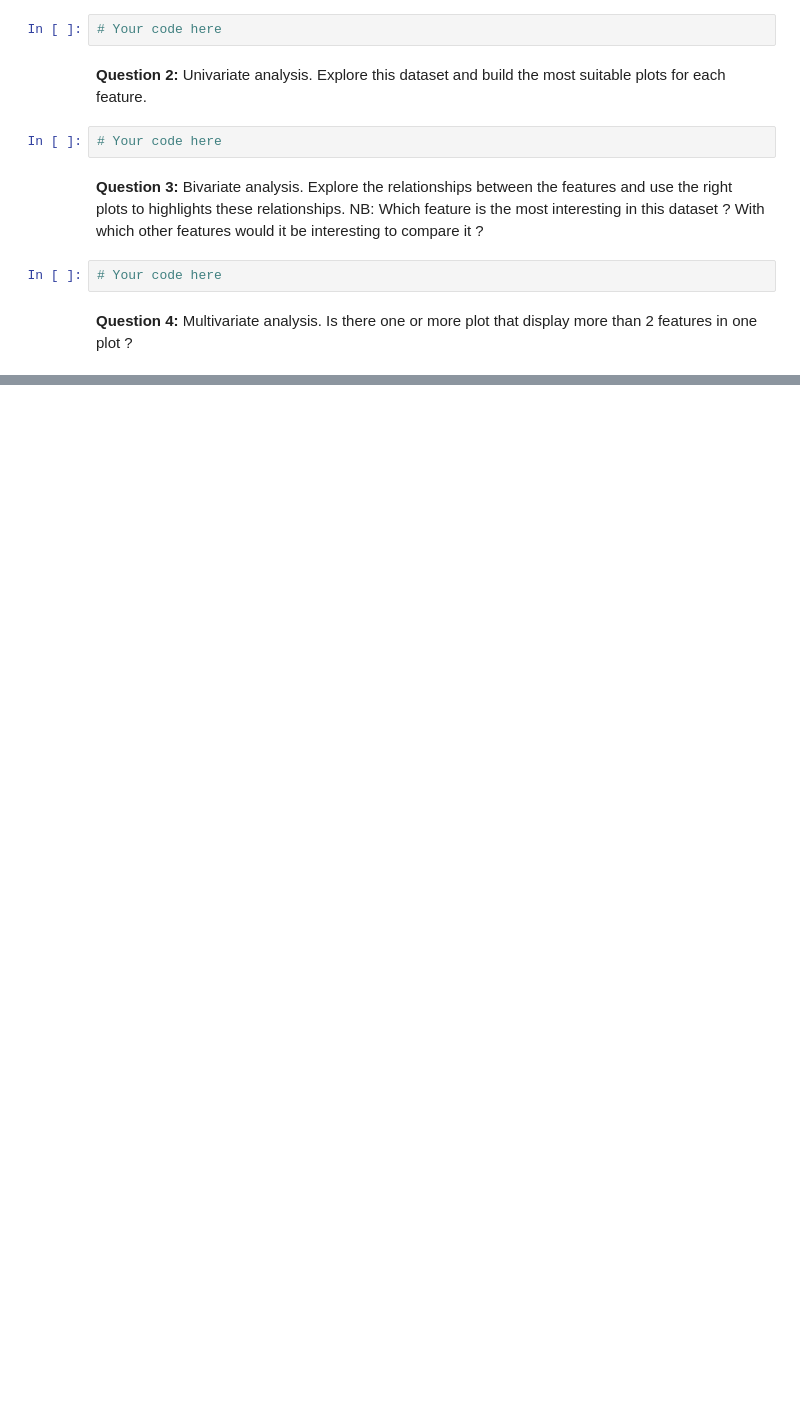
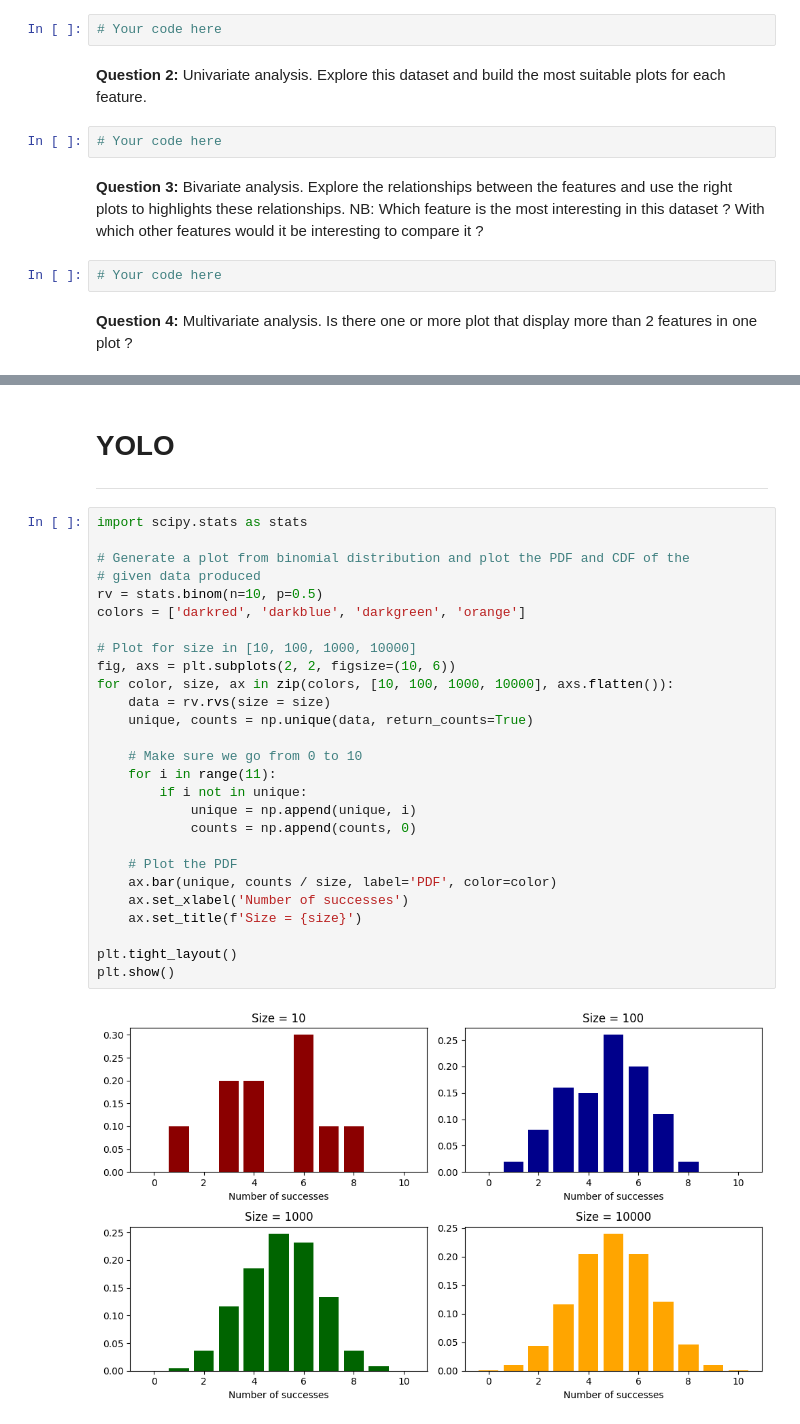
Before and after one commit to gaspardvilla/Nomades_ADA, a Jupyter notebook: week_2/corrections/tuesday.ipynb, the cells around one changed output, grey strips where cells are left out. Saved outputs shown, nothing was run; the diff lists cells and outputs as text; blank space fills up the shorter version.

```diff
--- a/week_2/corrections/tuesday.ipynb
+++ b/week_2/corrections/tuesday.ipynb
@@ -32,0 +86,32 @@ NB: Which feature is the most interesting in this dataset ? With which other fea
+# %% [markdown]
+# YOLO
+***
+# %%
+import scipy.stats as stats
+
+# Generate a plot from binomial distribution and plot the PDF and CDF of the
+# given data produced
+rv = stats.binom(n=10, p=0.5)
+colors = ['darkred', 'darkblue', 'darkgreen', 'orange']
+
+# Plot for size in [10, 100, 1000, 10000]
+fig, axs = plt.subplots(2, 2, figsize=(10, 6))
+for color, size, ax in zip(colors, [10, 100, 1000, 10000], axs.flatten()):
+    data = rv.rvs(size = size)
+    unique, counts = np.unique(data, return_counts=True)
+
+    # Make sure we go from 0 to 10
+    for i in range(11):
+        if i not in unique:
+            unique = np.append(unique, i)
+            counts = np.append(counts, 0)
+
+    # Plot the PDF
+    ax.bar(unique, counts / size, label='PDF', color=color)
+    ax.set_xlabel('Number of successes')
+    ax.set_title(f'Size = {size}')
+
+plt.tight_layout()
+plt.show()
+# %% [output]
+[figure, added]
```
Also changed, not shown: parts of 5 cells of this notebook, 5 other files.
